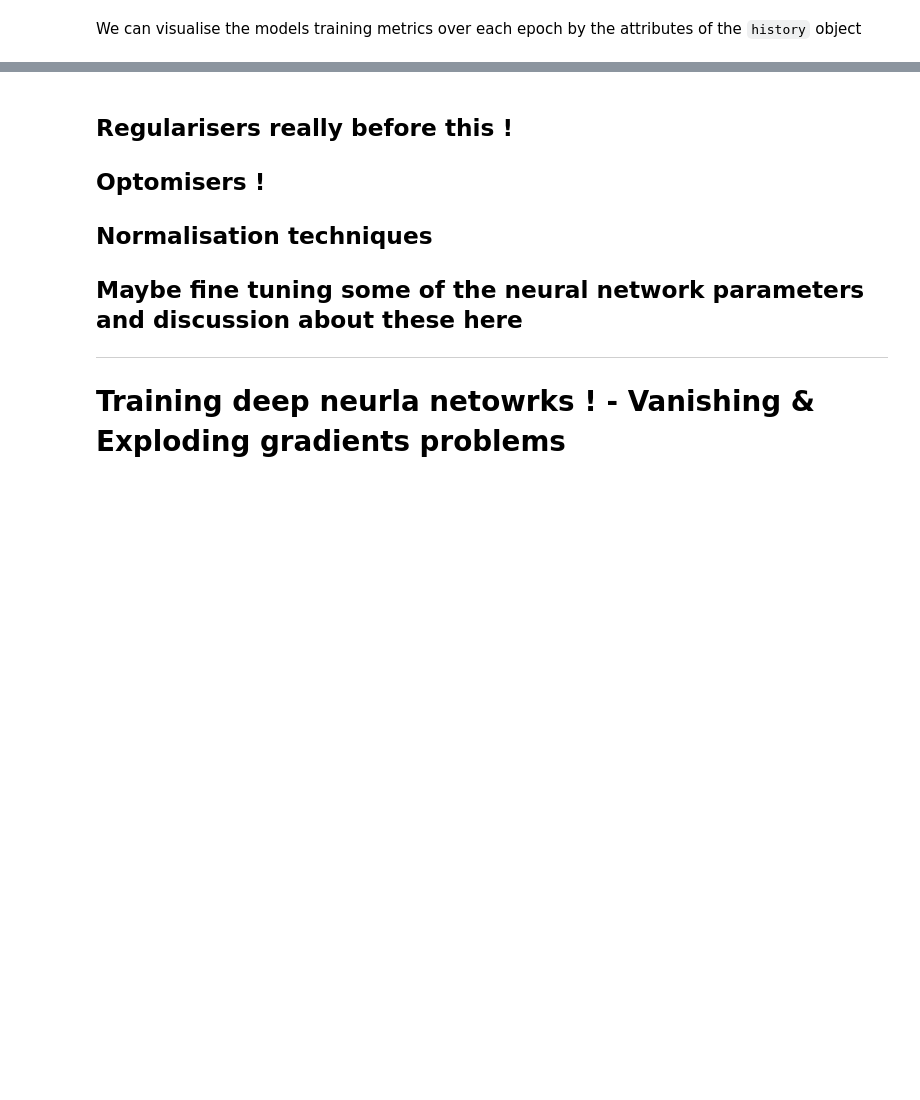
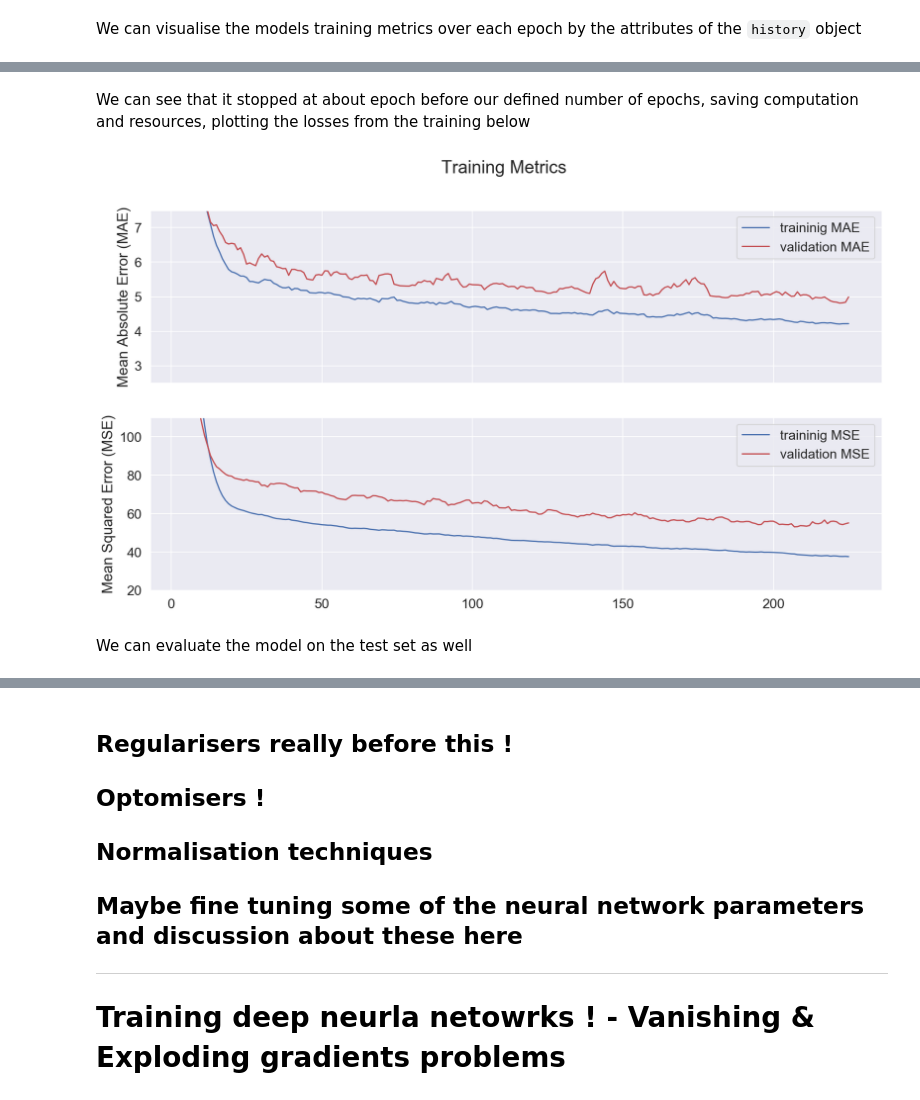
Before and after one commit to PacktPublishing/Practical-Machine-Learning-with-TensorFlow-2.0-and-Scikit-Learn, a Jupyter notebook: section_5/5-4.ipynb, the cells around one changed output, grey strips where cells are left out. Drawn from its saved outputs; the diff is of its cells as text; code cells hidden in the pictures; blank space fills up the shorter version.

```diff
--- a/section_5/5-4.ipynb
+++ b/section_5/5-4.ipynb
@@ -132,0 +107,13 @@ SyntaxError: invalid syntax (<ipython-input-43-a9dc7e2fff28>, line 1)
+# %%
+model = new_model()
+
+# Here the patience parameter is the amount of epochs to check for reduction in the validation error
+early_stop = keras.callbacks.EarlyStopping(monitor='val_loss', patience=10)
+
+early_history = model.fit(X_train, y_train,
+                          epochs=epochs, validation_split=0.2, verbose=0,
+                          callbacks=[early_stop])
+# %%
+history_df = pd.DataFrame(early_history.history)
+history_df['epoch'] = early_history.epoch
+history_df
@@ -132,0 +134,24 @@ SyntaxError: invalid syntax (<ipython-input-43-a9dc7e2fff28>, line 1)
+# %% [markdown]
+We can see that it stopped at about epoch before our defined number of epochs, saving computation and resources, plotting the losses from the training below
+# %%
+fig, axes = plt.subplots(2, sharex=True, figsize=(15, 8))
+fig.suptitle('Training Metrics')
+
+epochs_to_mean = 5
+
+axes[0].set_ylabel("Mean Absolute Error (MAE)")
+axes[0].plot(history_df['mae'].rolling(epochs_to_mean).mean(), 'b')
+axes[0].plot(history_df['val_mae'].rolling(epochs_to_mean).mean(), '-r')
+axes[0].set_ylim(2.5, 7.5)
+axes[0].legend(['traininig MAE', 'validation MAE'])
+
+axes[1].set_ylabel("Mean Squared Error (MSE)")
+axes[1].plot(history_df['mse'].rolling(epochs_to_mean).mean(), 'b')
+axes[1].plot(history_df['val_mse'].rolling(epochs_to_mean).mean(), '-r')
+axes[1].set_ylim(20, 110)
+axes[1].legend(['traininig MSE', 'validation MSE'])
+plt.show()
+# %% [output]
+[figure, added]
+# %% [markdown]
+We can evaluate the model on the test set as well
```
Also changed, not shown: parts of 11 cells of this notebook.
